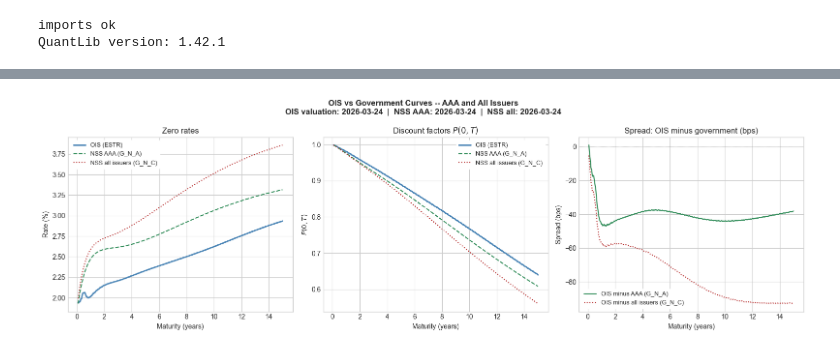
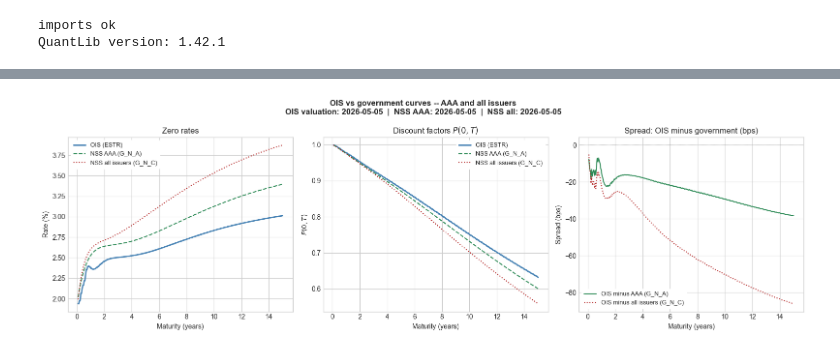
Before and after one commit to mrspatbile/quant-risk-engine, a Jupyter notebook: notebooks/01_yield_curves/02_bootstrapping_ois.ipynb, the cells around one changed output, grey strips where cells are left out. Drawn from its saved outputs; the diff is of its cells as text; code cells hidden in the pictures.

```diff
--- a/notebooks/01_yield_curves/02_bootstrapping_ois.ipynb
+++ b/notebooks/01_yield_curves/02_bootstrapping_ois.ipynb
@@ -583,8 +504,8 @@ def get_params_at_date(params, target_date):
 params_aaa = client.get_nss_parameters(last_n=30, rating="AAA")
 params_all = client.get_nss_parameters(last_n=30, rating="ALL")
 
-p_aaa = get_params_at_date(params_aaa, ois_date)
-p_all = get_params_at_date(params_all, ois_date)
+p_aaa = get_params_at_date(params_aaa, ois_valuation_date)
+p_all = get_params_at_date(params_all, ois_valuation_date)
 
 print(f"NSS AAA date      : {p_aaa.name.date()}")
 print(f"NSS all issuers   : {p_all.name.date()}")
@@ -611,9 +532,9 @@ zr_ois_plot, zr_aaa_plot, zr_all_plot = [], [], []
 df_ois_plot, df_aaa_plot, df_all_plot = [], [], []
 
 for y in maturities_plot:
-    dt = calendar.advance(settlement, ql.Period(int(y * 12), ql.Months))
+    dt = calendar.advance(ql_valuation_date, ql.Period(int(y * 12), ql.Months))
 
-    zr_ois = ois_curve_smooth.zeroRate(dt, day_count, ql.Continuous).rate() * 100
+    zr_ois = curve_logcub.zeroRate(dt, day_count, ql.Continuous).rate() * 100
     zr_aaa = nss_zero_rate(y, **p_aaa[nss_cols].to_dict())
     zr_all = nss_zero_rate(y, **p_all[nss_cols].to_dict())
 
@@ -621,7 +542,7 @@ for y in maturities_plot:
     zr_aaa_plot.append(zr_aaa)
     zr_all_plot.append(zr_all)
 
-    df_ois_plot.append(ois_curve_smooth.discount(dt))
+    df_ois_plot.append(curve_logcub.discount(dt))
     df_aaa_plot.append(np.exp(-zr_aaa / 100 * y))
     df_all_plot.append(np.exp(-zr_all / 100 * y))
 
@@ -631,55 +552,35 @@ spread_all = [(z1 - z2) * 100 for z1, z2 in zip(zr_ois_plot, zr_all_plot)]
 # -----------------------------------------------------------------------
 # plot
 # -----------------------------------------------------------------------
-fig, axes = plt.subplots(1, 3, figsize=(16, 5))
+fig, (ax0, ax1, ax2) = plt.subplots(1, 3, figsize=(16, 5))
 
-# zero rates
-axes[0].plot(maturities_plot, zr_ois_plot,
-             color="steelblue", linewidth=2, label="OIS (ESTR)")
-axes[0].plot(maturities_plot, zr_aaa_plot,
-             color="seagreen", linewidth=1.5, linestyle="--",
-             label="NSS AAA (G_N_A)")
-axes[0].plot(maturities_plot, zr_all_plot,
-             color="firebrick", linewidth=1.5, linestyle=":",
-             label="NSS all issuers (G_N_C)")
-axes[0].set_title("Zero rates")
-axes[0].set_ylabel("Rate (%)")
-axes[0].set_xlabel("Maturity (years)")
-axes[0].legend(frameon=True, facecolor="white",
-               framealpha=1, edgecolor="white", fontsize=9)
+ax0.plot(maturities_plot, zr_ois_plot, color="steelblue", linewidth=2,   label="OIS (ESTR)")
+ax0.plot(maturities_plot, zr_aaa_plot, color="seagreen",  linewidth=1.5, linestyle="--", label="NSS AAA (G_N_A)")
+ax0.plot(maturities_plot, zr_all_plot, color="firebrick", linewidth=1.5, linestyle=":",  label="NSS all issuers (G_N_C)")
+ax0.set_title("Zero rates")
+ax0.set_ylabel("Rate (%)")
+ax0.set_xlabel("Maturity (years)")
+ax0.legend(frameon=True, facecolor="white", framealpha=1, edgecolor="white", fontsize=9)
 
-# discount factors
-axes[1].plot(maturities_plot, df_ois_plot,
-             color="steelblue", linewidth=2, label="OIS (ESTR)")
-axes[1].plot(maturities_plot, df_aaa_plot,
-             color="seagreen", linewidth=1.5, linestyle="--",
-             label="NSS AAA (G_N_A)")
-axes[1].plot(maturities_plot, df_all_plot,
-             color="firebrick", linewidth=1.5, linestyle=":",
-             label="NSS all issuers (G_N_C)")
-axes[1].set_title("Discount factors $P(0,T)$")
-axes[1].set_ylabel("$P(0,T)$")
-axes[1].set_xlabel("Maturity (years)")
-axes[1].legend(frameon=True, facecolor="white",
-               framealpha=1, edgecolor="white", fontsize=9)
+ax1.plot(maturities_plot, df_ois_plot, color="steelblue", linewidth=2,   label="OIS (ESTR)")
+ax1.plot(maturities_plot, df_aaa_plot, color="seagreen",  linewidth=1.5, linestyle="--", label="NSS AAA (G_N_A)")
+ax1.plot(maturities_plot, df_all_plot, color="firebrick", linewidth=1.5, linestyle=":",  label="NSS all issuers (G_N_C)")
+ax1.set_title("Discount factors $P(0,T)$")
+ax1.set_ylabel("$P(0,T)$")
+ax1.set_xlabel("Maturity (years)")
+ax1.legend(frameon=True, facecolor="white", framealpha=1, edgecolor="white", fontsize=9)
 
-# spreads -- OIS minus each government curve
-axes[2].plot(maturities_plot, spread_aaa,
-             color="seagreen", linewidth=1.5,
-             label="OIS minus AAA (G_N_A)")
-axes[2].plot(maturities_plot, spread_all,
-             color="firebrick", linewidth=1.5, linestyle=":",
-             label="OIS minus all issuers (G_N_C)")
-axes[2].axhline(0, color="black", linewidth=0.5, linestyle=":")
-axes[2].set_title("Spread: OIS minus government (bps)")
-axes[2].set_ylabel("Spread (bps)")
-axes[2].set_xlabel("Maturity (years)")
-axes[2].legend(frameon=True, facecolor="white",
-               framealpha=1, edgecolor="white", fontsize=9)
+ax2.plot(maturities_plot, spread_aaa, color="seagreen",  linewidth=1.5,             label="OIS minus AAA (G_N_A)")
+ax2.plot(maturities_plot, spread_all, color="firebrick", linewidth=1.5, linestyle=":", label="OIS minus all issuers (G_N_C)")
+ax2.axhline(0, color="black", linewidth=0.5, linestyle=":")
+ax2.set_title("Spread: OIS minus government (bps)")
+ax2.set_ylabel("Spread (bps)")
+ax2.set_xlabel("Maturity (years)")
+ax2.legend(frameon=True, facecolor="white", framealpha=1, edgecolor="white", fontsize=9)
 
 fig.suptitle(
-    f"OIS vs Government Curves -- AAA and All Issuers\n"
-    f"OIS valuation: {ois_date.date()}  |  "
+    f"OIS vs government curves -- AAA and all issuers\n"
+    f"OIS valuation: {ois_valuation_date.date()}  |  "
     f"NSS AAA: {p_aaa.name.date()}  |  "
     f"NSS all: {p_all.name.date()}",
     fontsize=12, fontweight="bold"
@@ -693 +594 @@ NSS all issuers   : 2026-03-24
-[figure, old version]
+[figure, new version]
```
Also changed, not shown: parts of 15 cells of this notebook.
